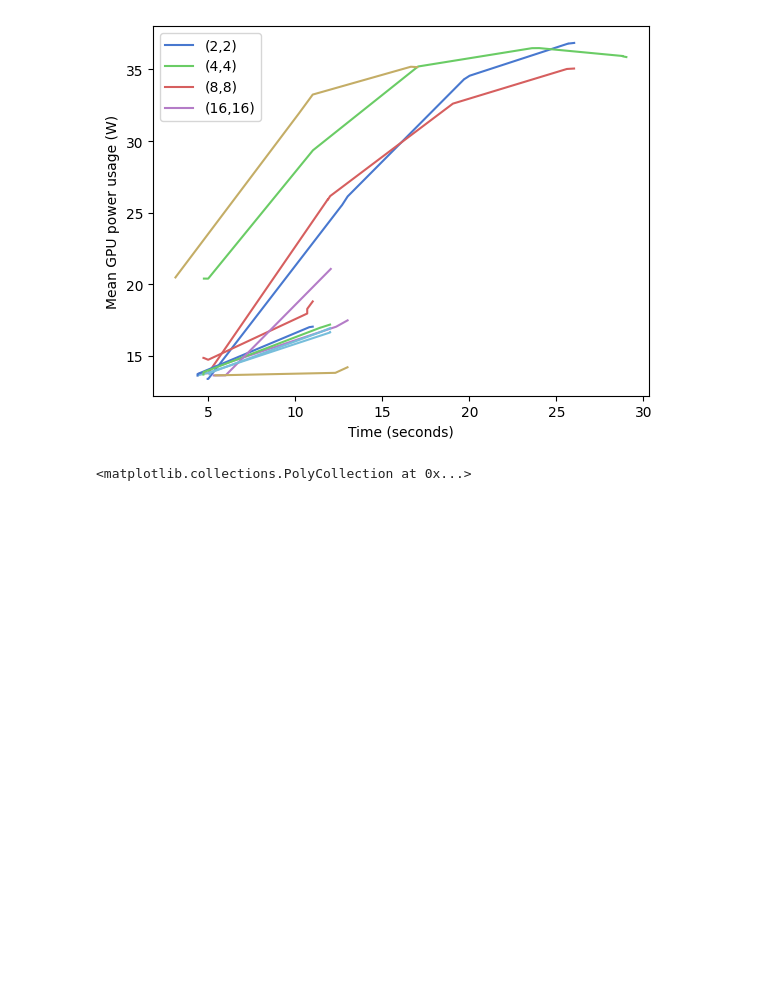
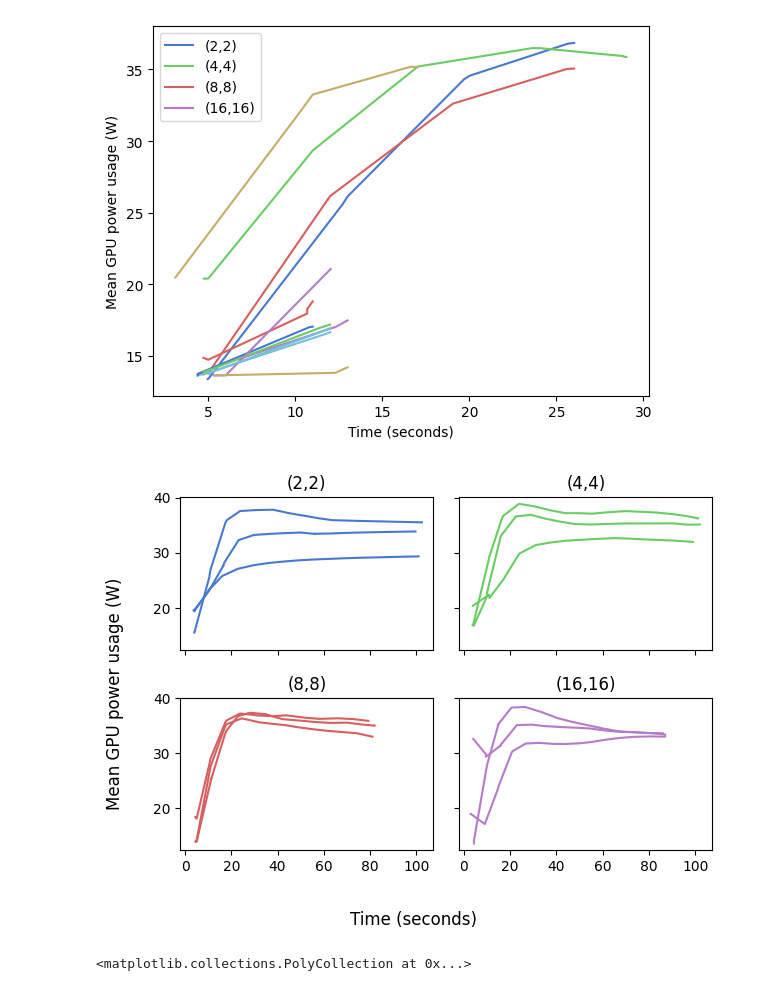
Before and after one commit to Paroxysmisch/path-tracer, a Jupyter notebook: evaluation/evaluation.ipynb, the cells around one changed output. Cells and saved outputs as stored; diff of their text form; code cells hidden in the pictures; blank space fills up the shorter version.

Commit message:
Complete power and memory usage figures

```diff
--- a/evaluation/evaluation.ipynb
+++ b/evaluation/evaluation.ipynb
@@ -27,6 +27,8 @@ print(plt.style.available)
 ['Solarize_Light2', '_classic_test_patch', '_mpl-gallery', '_mpl-gallery-nogrid', 'bmh', 'classic', 'dark_background', 'fast', 'fivethirtyeight', 'ggplot', 'grayscale', 'seaborn-v0_8', 'seaborn-v0_8-b ...
 # %%
 plt.style.use('seaborn-v0_8-muted')
+# %%
+seaborn_muted_color_cycle = ['#4878CF', '#6ACC65', '#D65F5F', '#B47CC7', '#C4AD66', '#77BEDB']
 # %%
 timing_data = np.array([[[11.109, 11.446, 11.812],
                          [19.201, 19.431, 19.732],
@@ -303,6 +305,53 @@ plt.show()
 [5.090542672000083, 5.095739470998524, 5.095774964998782, 5.095804647999103, 5.095836414999212, 5.095867004998581, 11.470044465999308, 11.470142602998749, 11.47018099899833, 11.47022213299897, 11.4702 ...
 [13.736000000000002, 13.825410223474329, 13.825418271154936, 13.825424888044784, 13.825431843218496, 13.825438509596601, 16.681474989368184, 16.681524014250314, 16.681546188302846, 16.68156581621532,  ...
 [figure]
+# %%
+tiling_filenames = ['log_2_256_off_2_128_0', 'log_2_256_off_2_128_1', 'log_2_256_off_2_128_2',
+                    'log_2_256_off_4_64_0', 'log_2_256_off_4_64_1', 'log_2_256_off_4_64_2',
+                    'log_2_256_off_8_32_0', 'log_2_256_off_8_32_1', 'log_2_256_off_8_32_2',
+                    'log_2_256_off_16_16_0', 'log_2_256_off_16_16_1', 'log_2_256_off_16_16_2']
+
+fig, ((ax1, ax2), (ax3, ax4)) = plt.subplots(ncols=2, nrows=2, sharex=True, sharey=True)
+axes = [ax1, ax2, ax3, ax4]
+
+for i, f in enumerate(tiling_filenames):
+    timestamps = []
+    related_data = []
+
+    dataset = None
+
+    with open(f, 'rb') as pickle_file:
+        dataset = pickle.load(pickle_file)
+    for timestep in range(len(dataset)):
+        timestamps.append(dataset[timestep]['time'])
+        related_data.append(dataset[timestep]['power'])
+
+    # print(timestamps)
+    # print(related_data)
+    # print()
+
+    timestamps = timestamps[:100]
+    related_data = related_data[:100]
+
+    colors = ['blue', 'green', 'red', 'purple']
+
+    axes[i // 3].plot(timestamps, related_data, color=seaborn_muted_color_cycle[i // 3])
+
+# ax.legend(['(2,2)', '(4,4)', '(8,8)', '(16,16)'])
+ax1.set_title('(2,2)')
+ax2.set_title('(4,4)')
+ax3.set_title('(8,8)')
+ax4.set_title('(16,16)')
+
+fig.supxlabel('Time (seconds)')
+fig.supylabel('Mean GPU power usage (W)')
+
+fig.tight_layout(pad=1.5)
+
+# plt.savefig('power.pgf')
+plt.show()
+# %% [output]
+[figure, added]
 # %%
 fig, ax = plt.subplots()
 time_2 = [4.7, 11.9, 18, 24.9]
```
Also changed, not shown: parts of 1 cell of this notebook, 2 other files.
